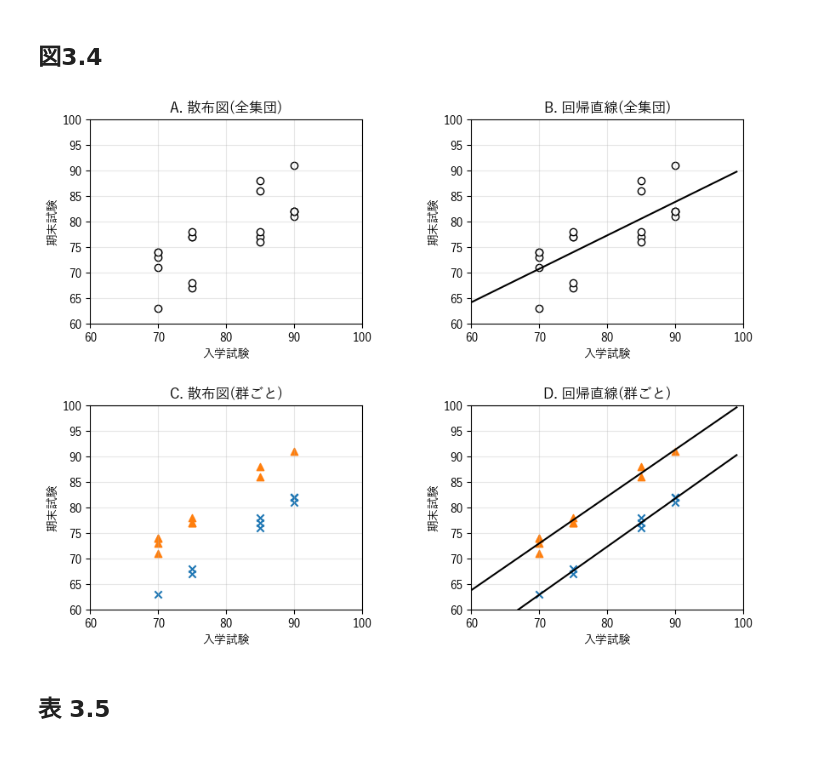
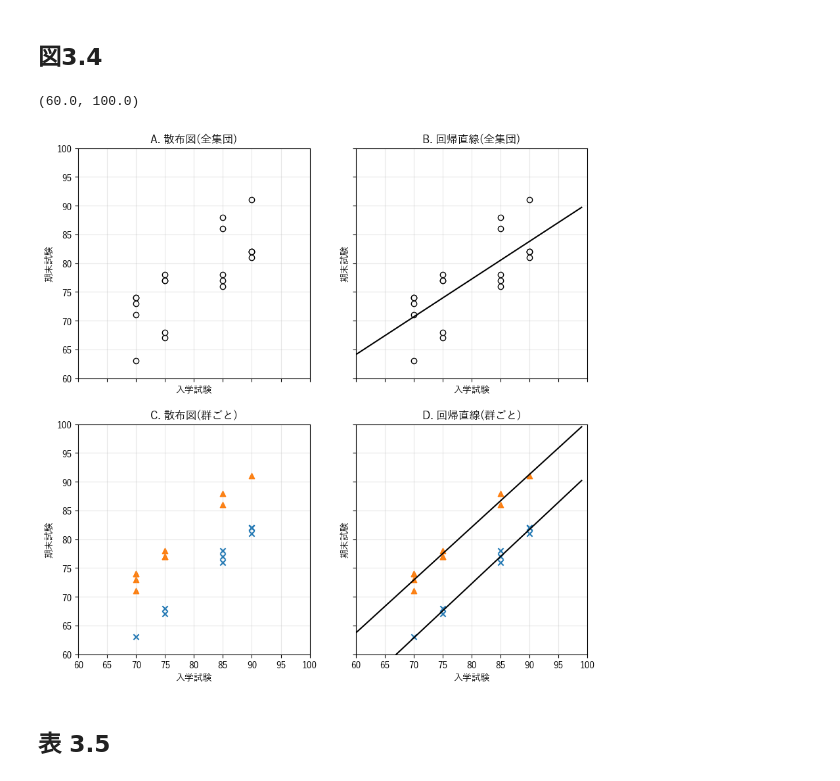
Before and after one commit to yuki-cossy/TakahashiCI, a Jupyter notebook: Python/ch3.ipynb, the cells around one changed output. Cells and saved outputs as stored; diff of their text form; code cells hidden in the pictures.

```diff
--- a/Python/ch3.ipynb
+++ b/Python/ch3.ipynb
@@ -173,81 +173,67 @@ np.mean(data03.y1t) - np.mean(data03.y0t)
 # %% [markdown]
 ## 図3.4
 # %%
-fig = plt.figure()
+fig, ax = plt.subplots(
+    figsize=(10,10), ncols=2, nrows=2,
+    sharex=True, sharey=True
+    )
 
 
-ax1 = fig.add_axes((0, 0.7, 0.5, 0.5))
-ax1.scatter(
+ax[0,0].scatter(
     x=data03['x1'], y=data03['y3'], marker='o',
     facecolor='white', edgecolors='black'
     )
-ax1.set_xlabel('入学試験')
-ax1.set_ylabel('期末試験')
-ax1.set_xlim(60, 100)
-ax1.set_ylim(60, 100)
-ax1.set_title('A. 散布図(全集団)')
-ax1.grid(alpha=0.3)
+ax[0,0].set_title('A. 散布図(全集団)')
 
 
-ax2 = fig.add_axes((0.7, 0.7, 0.5, 0.5))
-ax2.scatter(
+ax[0,1].scatter(
     data03.x1, data03.y3, marker='o',
     facecolor='white', edgecolors='black'
     )
 coef = np.polyfit(data03.x1, data03.y3, 1)
 poly1d_fn = np.poly1d(coef)
-ax2.plot(
+ax[0,1].plot(
     np.arange(60, 100), poly1d_fn(np.arange(60, 100)),
     color='black'
     )
-ax2.set_xlabel('入学試験')
-ax2.set_ylabel('期末試験')
-ax2.set_xlim(60, 100)
-ax2.set_ylim(60, 100)
-ax2.set_title('B. 回帰直線(全集団)')
-ax2.grid(alpha=0.3)
-
+ax[0,1].set_title('B. 回帰直線(全集団)')
 
 
 
 marker = ['x', '^']
 ts = [0, 1]
-
-ax3 = fig.add_axes((0, 0, 0.5, 0.5))
 for m, t in zip(marker, ts):
     data_t = data03.loc[data03.t1==t].copy()
-    ax3.scatter(
+    ax[1,0].scatter(
         data_t['x1'], data_t['y3'], marker=m
     )
-ax3.set_xlabel('入学試験')
-ax3.set_ylabel('期末試験')
-ax3.set_xlim(60, 100)
-ax3.set_ylim(60, 100)
-ax3.set_title('C. 散布図(群ごと)')
-ax3.grid(alpha=0.3)
+ax[1,0].set_title('C. 散布図(群ごと)')
 
 
-ax4 = fig.add_axes((0.7, 0, 0.5, 0.5))
 for m, t in zip(marker, ts):
     data_t = data03.loc[data03.t1==t].copy()
-    ax4.scatter(
+    ax[1,1].scatter(
         data_t['x1'], data_t['y3'], marker=m
     )
 
     coef = np.polyfit(data_t['x1'], data_t['y3'], 1)
     poly1d_fn = np.poly1d(coef)
-    ax4.plot(
+    ax[1,1].plot(
         np.arange(60, 100), poly1d_fn(np.arange(60, 100)),
         color='black'
         )
-ax4.set_xlabel('入学試験')
-ax4.set_ylabel('期末試験')
-ax4.set_xlim(60, 100)
-ax4.set_ylim(60, 100)
-ax4.set_title('D. 回帰直線(群ごと)')
-ax4.grid(alpha=0.3)
+ax[1,1].set_title('D. 回帰直線(群ごと)')
+
+
+for i, j in zip(np.array([0,0,1,1]), np.array([0,1,0,1])):
+    ax[i,j].set_xlabel('入学試験')
+    ax[i,j].set_ylabel('期末試験')
+    ax[i,j].grid(alpha=0.3)
+plt.xlim(60, 100)
+plt.ylim(60, 100)
 # %% [output]
+(60.0, 100.0)
-[figure, old version]
+[figure, new version]
 # %% [markdown]
 ## 表 3.5
 # %%
```
Also changed, not shown: parts of 1 cell of this notebook, 4 other files.
